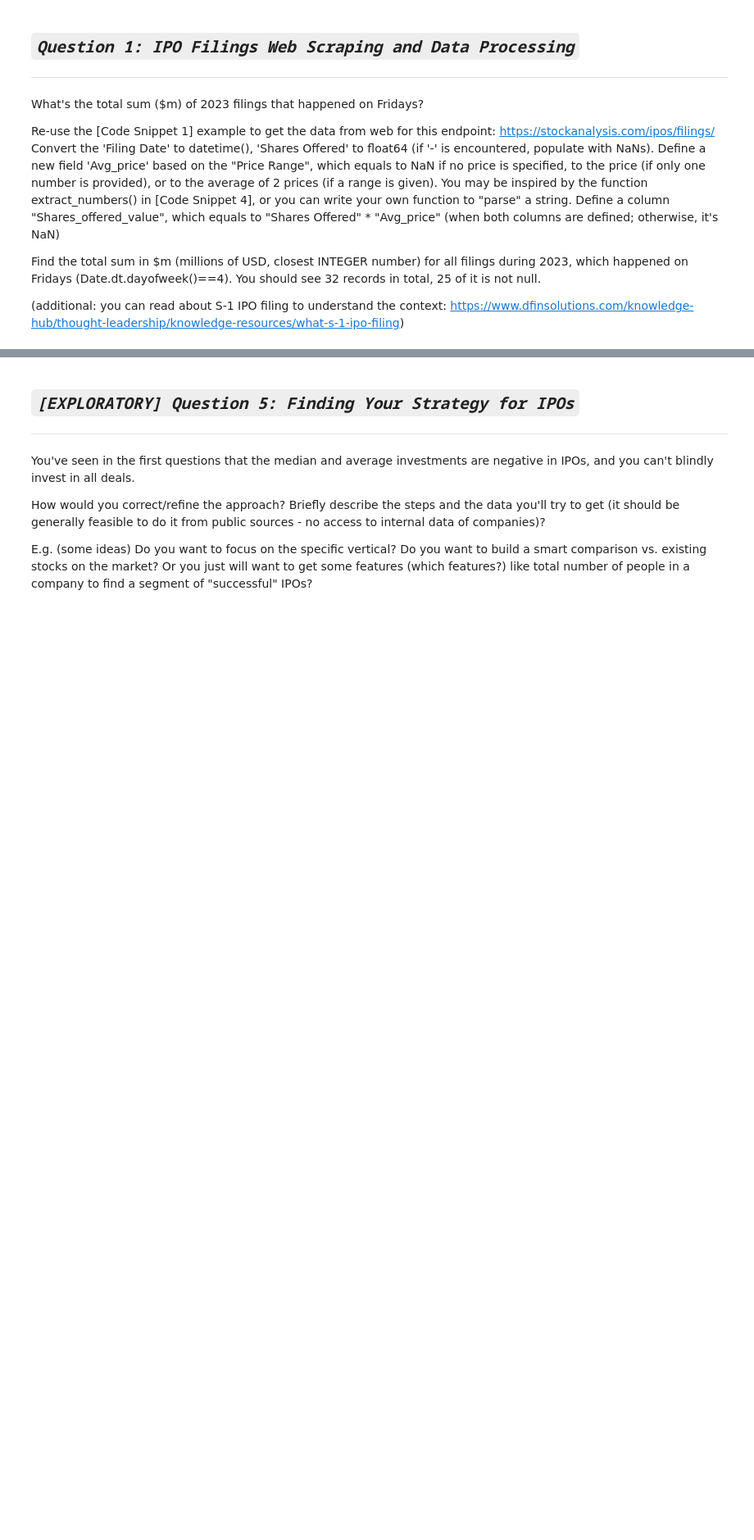
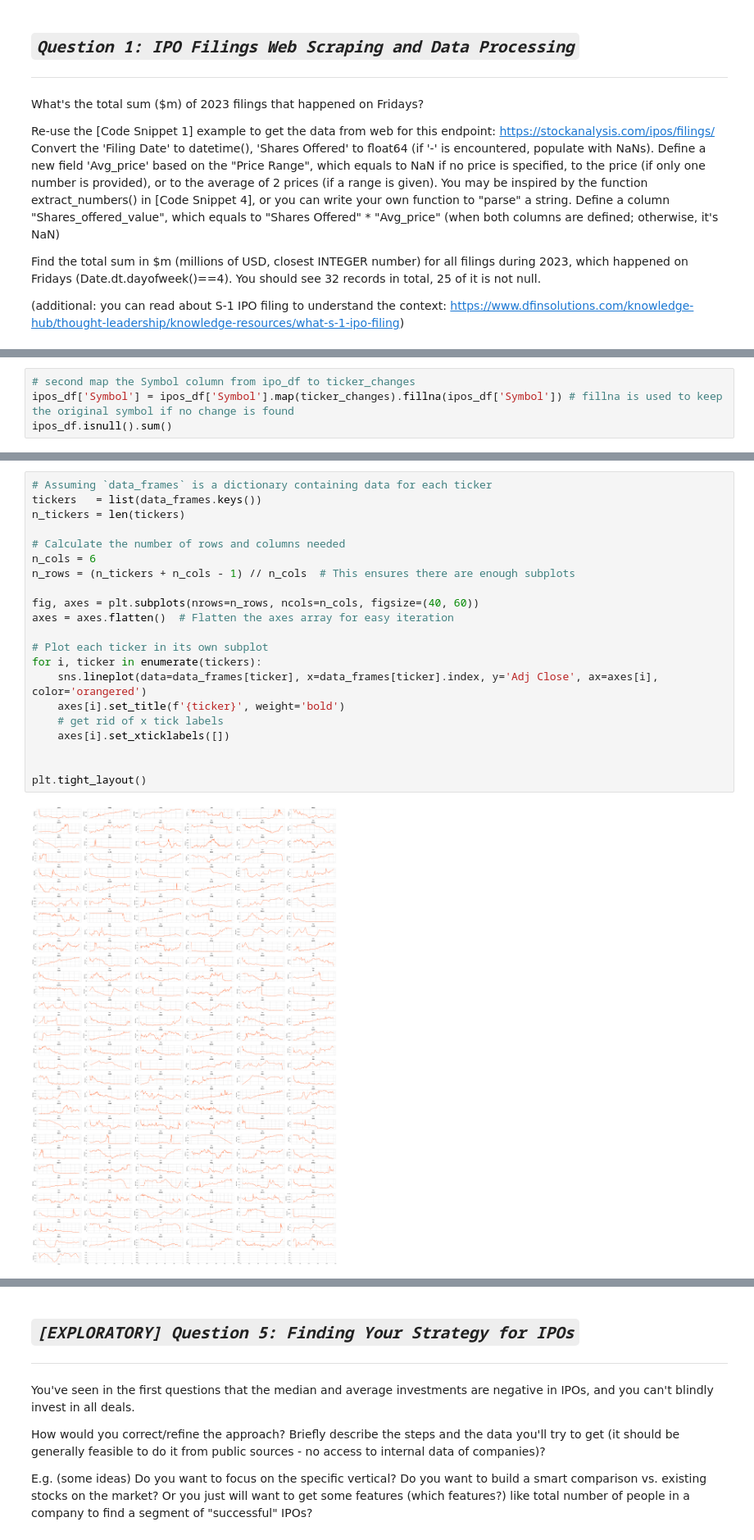
Before and after one commit to Ocean-code-1995/stock-market-analytics-zoomcamp, a Jupyter notebook: Module2/homework2.ipynb, the cells around one changed output, grey strips where cells are left out. Shown at 82% size. Cells and saved outputs as stored; diff of their text form; blank space fills up the shorter version.

```diff
--- a/Module2/homework2.ipynb
+++ b/Module2/homework2.ipynb
@@ -59,0 +371,4 @@ Additional:
+# %%
+# second map the Symbol column from ipo_df to ticker_changes
+ipos_df['Symbol'] = ipos_df['Symbol'].map(ticker_changes).fillna(ipos_df['Symbol']) # fillna is used to keep the original symbol if no change is found
+ipos_df.isnull().sum()
@@ -59,0 +632,23 @@ Additional:
+# %%
+# Assuming `data_frames` is a dictionary containing data for each ticker
+tickers   = list(data_frames.keys())
+n_tickers = len(tickers)
+
+# Calculate the number of rows and columns needed
+n_cols = 6
+n_rows = (n_tickers + n_cols - 1) // n_cols  # This ensures there are enough subplots
+
+fig, axes = plt.subplots(nrows=n_rows, ncols=n_cols, figsize=(40, 60))
+axes = axes.flatten()  # Flatten the axes array for easy iteration
+
+# Plot each ticker in its own subplot
+for i, ticker in enumerate(tickers):
+    sns.lineplot(data=data_frames[ticker], x=data_frames[ticker].index, y='Adj Close', ax=axes[i], color='orangered')
+    axes[i].set_title(f'{ticker}', weight='bold')
+    # get rid of x tick labels
+    axes[i].set_xticklabels([])
+
+
+plt.tight_layout()
+# %% [output]
+[figure, added]
```
Also changed, not shown: parts of 48 cells of this notebook.
